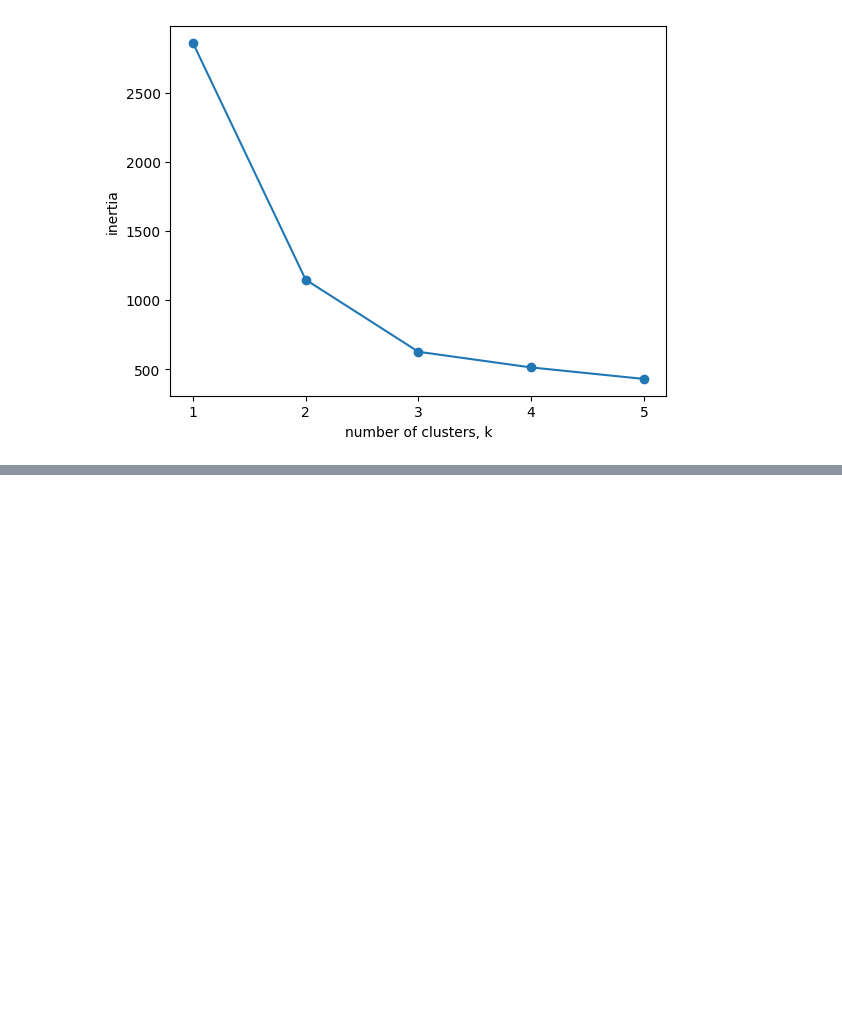
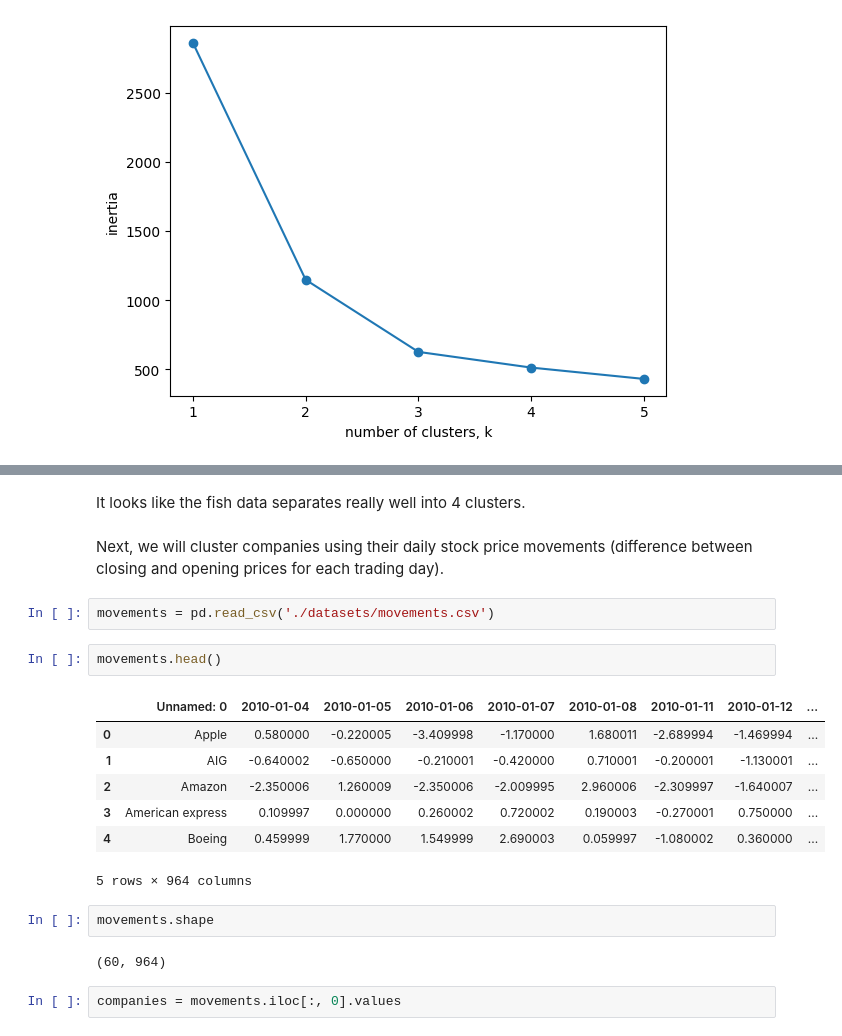
Before and after one commit to harrybaines/DataCamp-ML-Scientist-Track, a Jupyter notebook: 2. Unsupervised Learning in Python/1. Clustering for dataset exploration/chapter1.ipynb, the cells around one changed output, grey strips where cells are left out. Drawn from its saved outputs; the diff is of its cells as text; blank space fills up the shorter version.

```diff
--- a/2. Unsupervised Learning in Python/1. Clustering for dataset exploration/chapter1.ipynb
+++ b/2. Unsupervised Learning in Python/1. Clustering for dataset exploration/chapter1.ipynb
@@ -116,0 +233,22 @@ From the inertia plot the inertia decreases very slowly from 3 clusters to 4, so
+# %% [markdown]
+It looks like the fish data separates really well into 4 clusters.
+# %% [markdown]
+Next, we will cluster companies using their daily stock price movements (difference between closing and opening prices for each trading day).
+# %%
+movements = pd.read_csv('./datasets/movements.csv')
+# %%
+movements.head()
+# %% [output]
+|  | Unnamed: 0 | 2010-01-04 | 2010-01-05 | 2010-01-06 | 2010-01-07 | 2010-01-08 | 2010-01-11 | 2010-01-12 | ... |
+| 0 | Apple | 0.580000 | -0.220005 | -3.409998 | -1.170000 | 1.680011 | -2.689994 | -1.469994 | ... |
+| 1 | AIG | -0.640002 | -0.650000 | -0.210001 | -0.420000 | 0.710001 | -0.200001 | -1.130001 | ... |
+| 2 | Amazon | -2.350006 | 1.260009 | -2.350006 | -2.009995 | 2.960006 | -2.309997 | -1.640007 | ... |
+| 3 | American express | 0.109997 | 0.000000 | 0.260002 | 0.720002 | 0.190003 | -0.270001 | 0.750000 | ... |
+| 4 | Boeing | 0.459999 | 1.770000 | 1.549999 | 2.690003 | 0.059997 | -1.080002 | 0.360000 | ... |
+5 rows × 964 columns
+# %%
+movements.shape
+# %% [output]
+(60, 964)
+# %%
+companies = movements.iloc[:, 0].values
```
Also changed, not shown: parts of 43 cells of this notebook, 4 other files.
